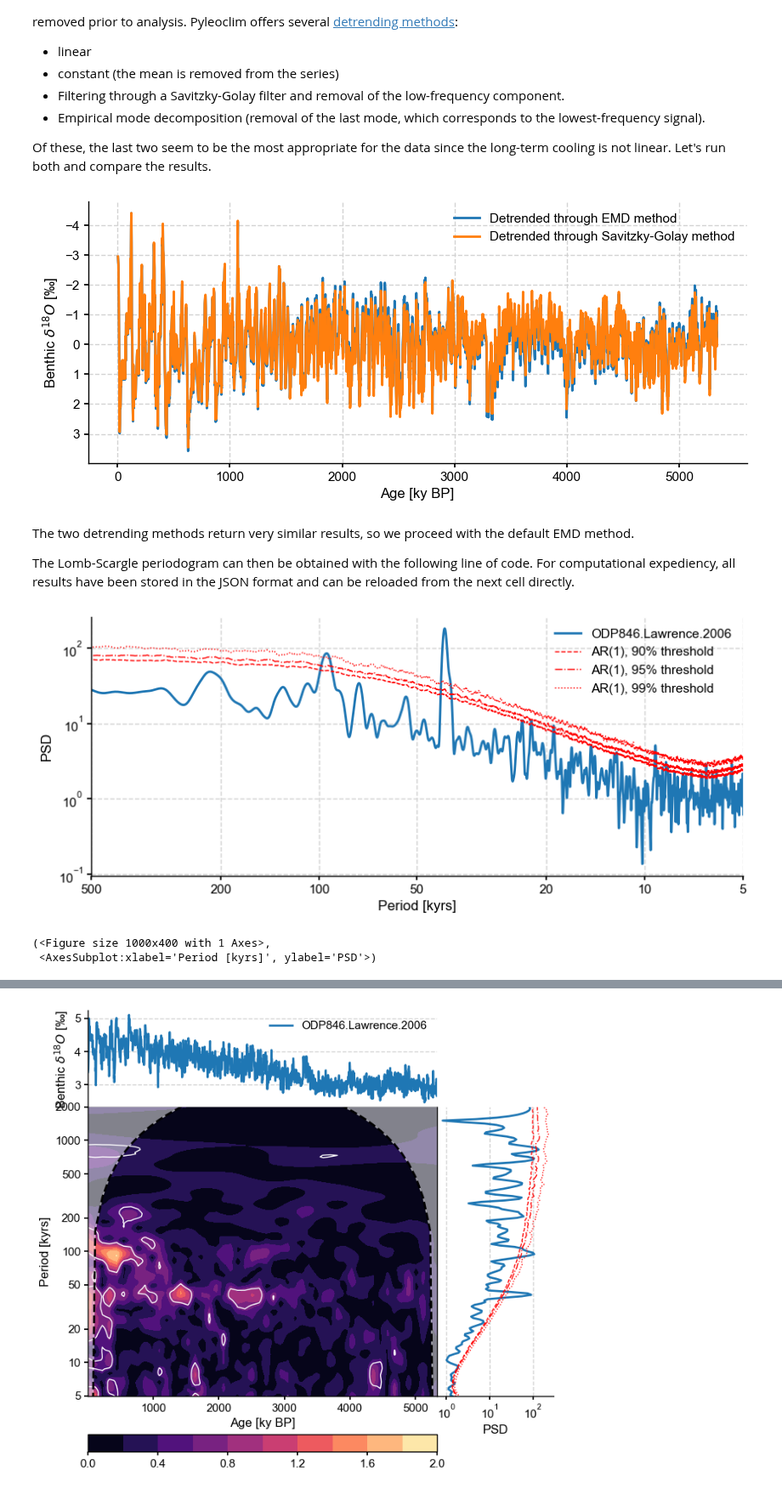
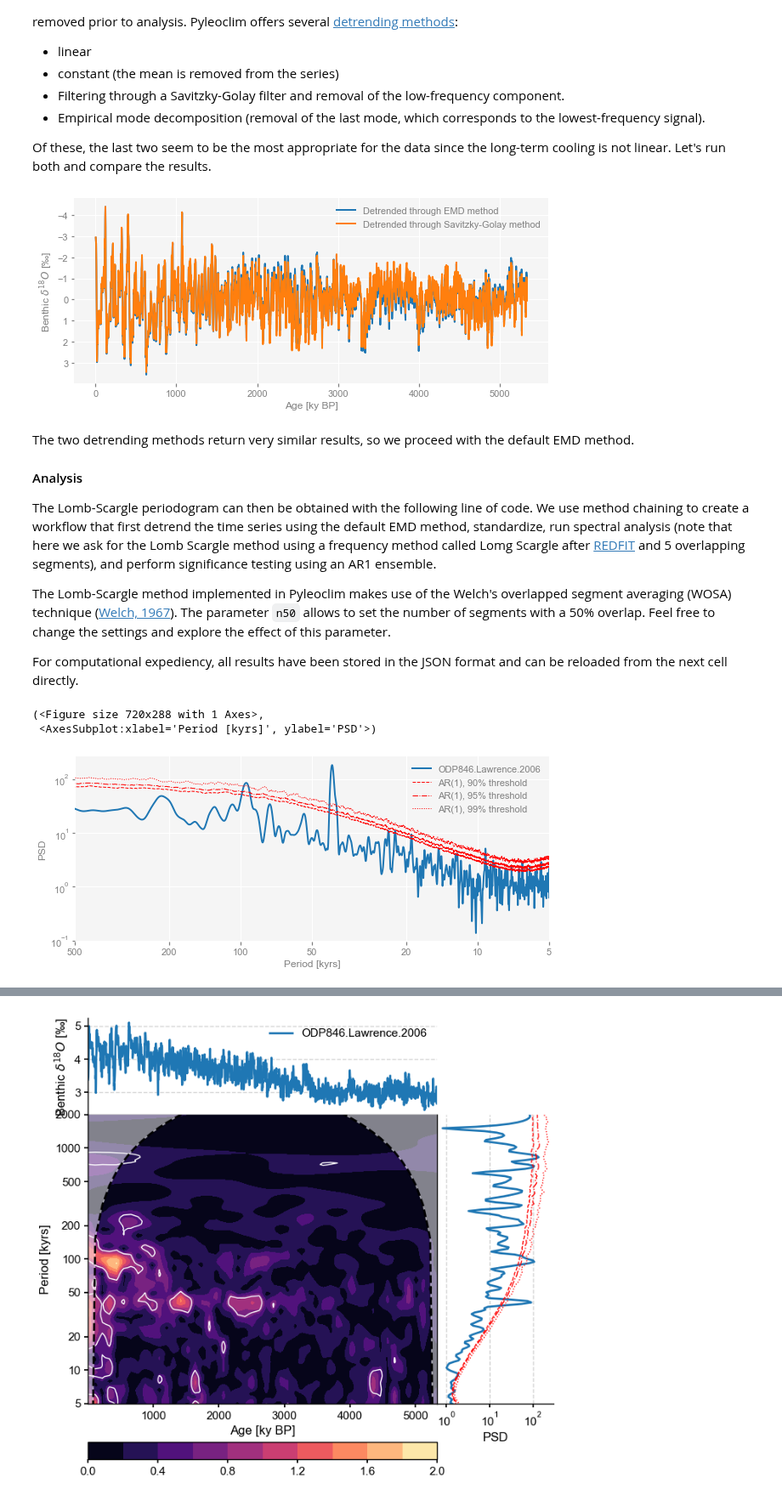
Before and after one commit to LinkedEarth/PyleoclimPaper, a Jupyter notebook: Orbital Cycles/Chasing orbital cyclicities.ipynb, the cells around one changed output, grey strips where cells are left out. Shown at 85% size. Cells and saved outputs as stored; diff of their text form; code cells hidden in the pictures.

Commit message:
Updates to orbital cycles

```diff
--- a/Orbital Cycles/Chasing orbital cyclicities.ipynb
+++ b/Orbital Cycles/Chasing orbital cyclicities.ipynb
@@ -30,6 +36,13 @@ Let's import this file into Pyleoclim and make a informational dashboard about t
 # %%
+!pip install demjson --upgrade #Necessary if running on myBinder.
 import pyleoclim as pyleo
 import matplotlib.pyplot as plt
 import pandas as pd
 import seaborn as sns
 import numpy as np
+
+# For insolation curves, let's use climlab
+from climlab.solar.orbital import OrbitalTable
+from climlab.solar.insolation import daily_insolation
+
+pyleo.set_style('web') #set the figure style
@@ -185,30 +202,36 @@ We should also decide on any pre-processing steps. In this case, the long-term t
 
 Of these, the last two seem to be the most appropriate for the data since the long-term cooling is not linear. Let's run both and compare the results.
 # %%
-ts_benthic_emd = ts_benthic.detrend().standardize()
-ts_benthic_emd.label = 'Detrended through EMD method'
-ts_benthic_sv = ts_benthic.detrend(method = 'savitzky-golay').standardize()
-ts_benthic_sv.label = 'Detrended through Savitzky-Golay method'
-fig,ax = ts_benthic_emd.plot(mute=True)
-ts_benthic_sv.plot(mute=True,ax=ax)
+ts_benthic_emd = ts_benthic.detrend().standardize() #detrend using the EMD method, which is the default in Pyleoclim, and standardize
+ts_benthic_emd.label = 'Detrended through EMD method' #label for plot
+ts_benthic_sv = ts_benthic.detrend(method = 'savitzky-golay').standardize() #detrend using the Savitzky-Golay method and standardize
+ts_benthic_sv.label = 'Detrended through Savitzky-Golay method' #label for plot
+fig,ax = ts_benthic_emd.plot() #plot.
+ts_benthic_sv.plot(ax=ax)
 ax.invert_yaxis()
 pyleo.showfig(fig)
 # %% [output]
-[figure, old version]
+[figure, new version]
 # %% [markdown]
 The two detrending methods return very similar results, so we proceed with the default EMD method.
 
-The Lomb-Scargle periodogram can then be obtained with the following line of code. For computational expediency, all results have been stored in the JSON format and can be reloaded from the next cell directly.
+#### <a name='benthicana'> Analysis </a>
+
+The Lomb-Scargle periodogram can then be obtained with the following line of code. We use method chaining to create a workflow that first detrend the time series using the default EMD method, standardize, run spectral analysis (note that here we ask for the Lomb Scargle method using a frequency method called Lomg Scargle after [REDFIT](https://www.sciencedirect.com/science/article/pii/S0098300401000449) and 5 overlapping segments), and perform significance testing using an AR1 ensemble.
+
+The Lomb-Scargle method implemented in Pyleoclim makes use of the Welch's overlapped segment averaging (WOSA) technique ([Welch, 1967](https://ieeexplore.ieee.org/document/1161901)). The parameter `n50` allows to set the number of segments with a 50% overlap. Feel free to change the settings and explore the effect of this parameter.
+
+For computational expediency, all results have been stored in the JSON format and can be reloaded from the next cell directly.
 # %%
 psd_benthic=ts_benthic.detrend().standardize().spectral(method='lomb_scargle', freq_method='lomb_scargle', settings={'n50':5}).signif_test(number=1000,qs=[0.90,0.95,0.99])
 pyleo.utils.jsonutils.PyleoObj_to_json(psd_benthic,'./data/psd_benthic.json')
 # %%
 psd_benthic = pyleo.utils.jsonutils.json_to_PSD('./data/psd_benthic.json')
-psd_benthic.plot(xlim=[500,5])
+psd_benthic.plot(xlim=[500,5]) #limit to 500k period
 # %% [output]
+(<Figure size 720x288 with 1 Axes>,
+ <AxesSubplot:xlabel='Period [kyrs]', ylabel='PSD'>)
-[figure, old version]
+[figure, new version]
-(<Figure size 1000x400 with 1 Axes>,
- <AxesSubplot:xlabel='Period [kyrs]', ylabel='PSD'>)
 # %% [markdown]
 Unsurprsingly, the record displays periodicities around 40kyr and 100kyr. Why is this result not surprising? Remember that the age model was obtained by aligning the benthic record to the LR04 stack, which is itself orbitally tuned. If anything, this proved that the Lomb-Scargle method can recover periodicities that we embedded in the record by design.
 
```
Also changed, not shown: parts of 33 cells of this notebook, 21 other files.
